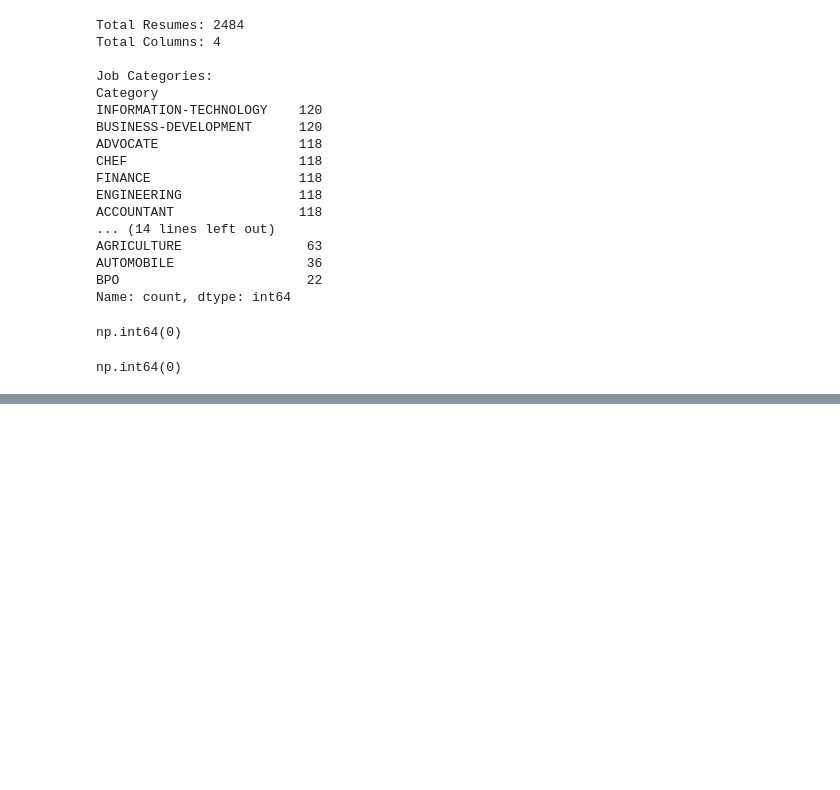
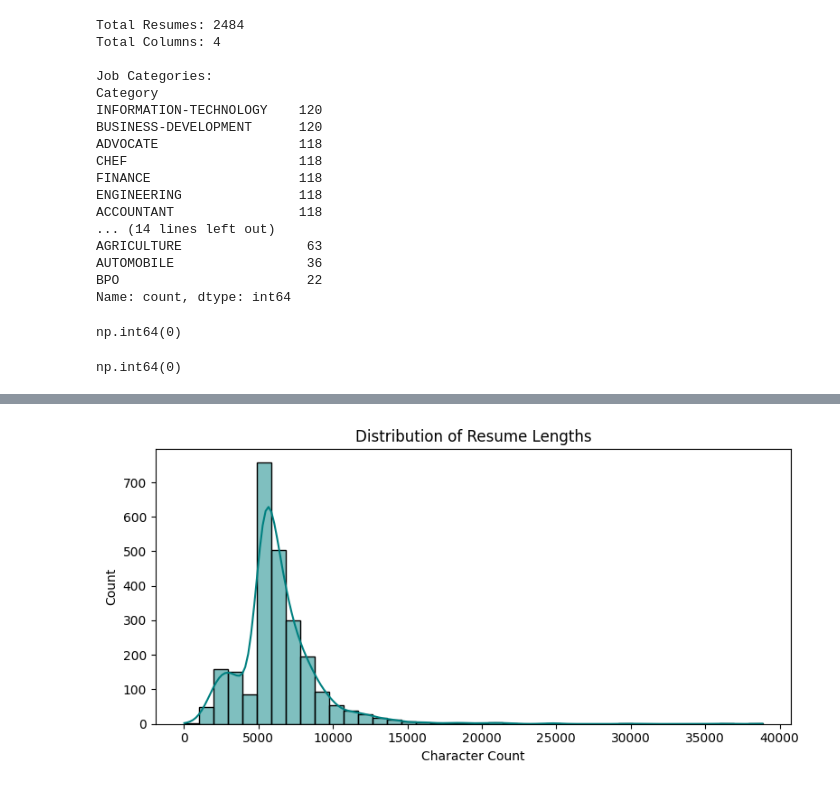
Before and after one commit to supriyatandukar/AI-Resume-Screening, a Jupyter notebook: AI_Resume-Screening.ipynb, the cells around one changed output, grey strips where cells are left out. Saved outputs shown, nothing was run; the diff lists cells and outputs as text; code cells hidden in the pictures; blank space fills up the shorter version.

```diff
--- a/AI_Resume-Screening.ipynb
+++ b/AI_Resume-Screening.ipynb
@@ -89,0 +135,10 @@ np.int64(0)
+# %%
+plt.figure(figsize=(8, 4))
+sns.histplot(df['resume_length'], bins=40, kde=True, color='teal')
+plt.title('Distribution of Resume Lengths')
+plt.xlabel('Character Count')
+plt.tight_layout()
+plt.savefig('resume_length_dist.png', dpi=150)
+plt.show()
+# %% [output]
+[figure, added]
```
Also changed, not shown: parts of 6 cells of this notebook.
